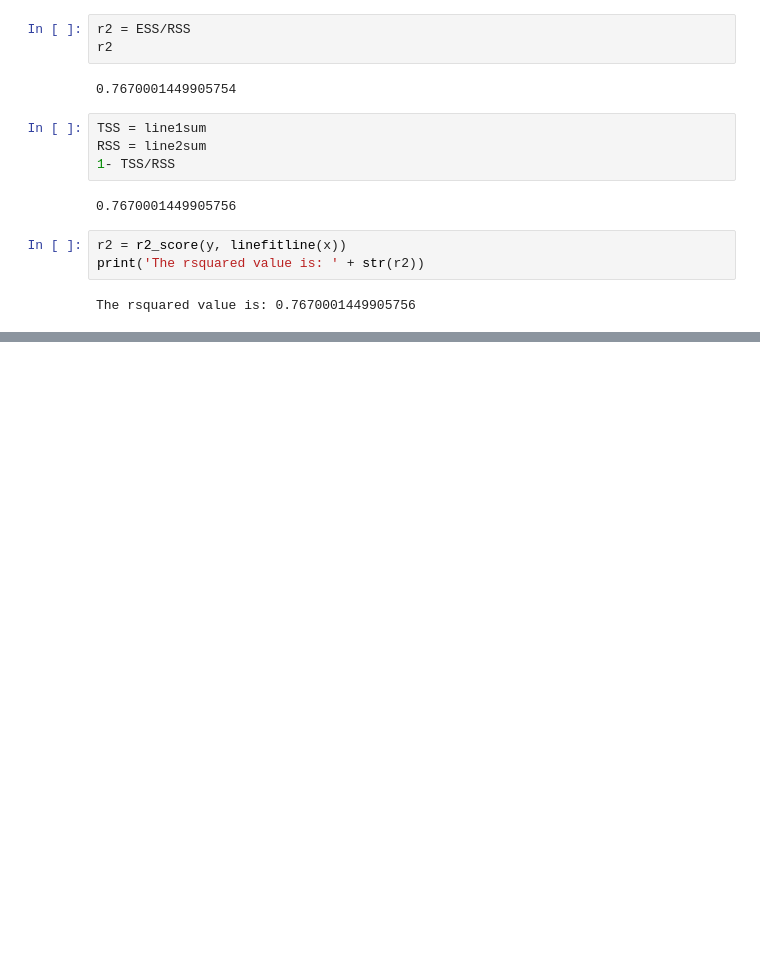
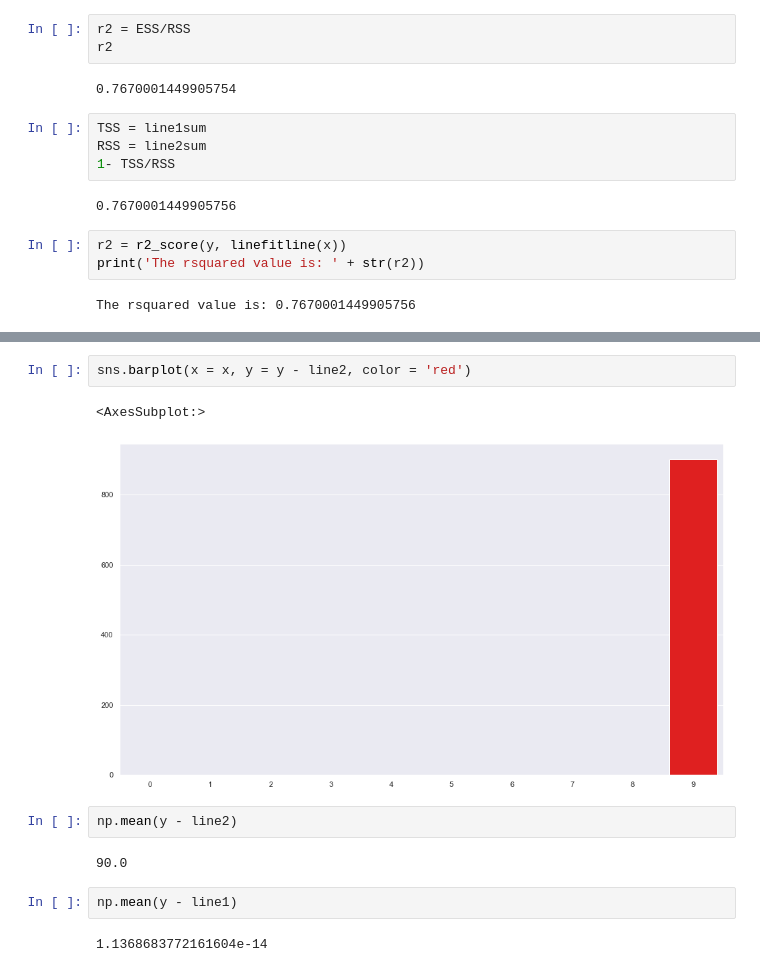
Before and after one commit to vvseva/DS_DAPS, a Jupyter notebook: 4-lab/4-prediction.ipynb, the cells around one changed output, grey strips where cells are left out. Saved outputs shown, nothing was run; the diff lists cells and outputs as text; blank space fills up the shorter version.

```diff
--- a/4-lab/4-prediction.ipynb
+++ b/4-lab/4-prediction.ipynb
@@ -269,0 +311,13 @@ The rsquared value is: 0.7670001449905756
+# %%
+sns.barplot(x = x, y = y - line2, color = 'red')
+# %% [output]
+<AxesSubplot:>
+[figure, added]
+# %%
+np.mean(y - line2)
+# %% [output]
+90.0
+# %%
+np.mean(y - line1)
+# %% [output]
+1.1368683772161604e-14
```
Also changed, not shown: parts of 16 cells of this notebook, 3 other files.
